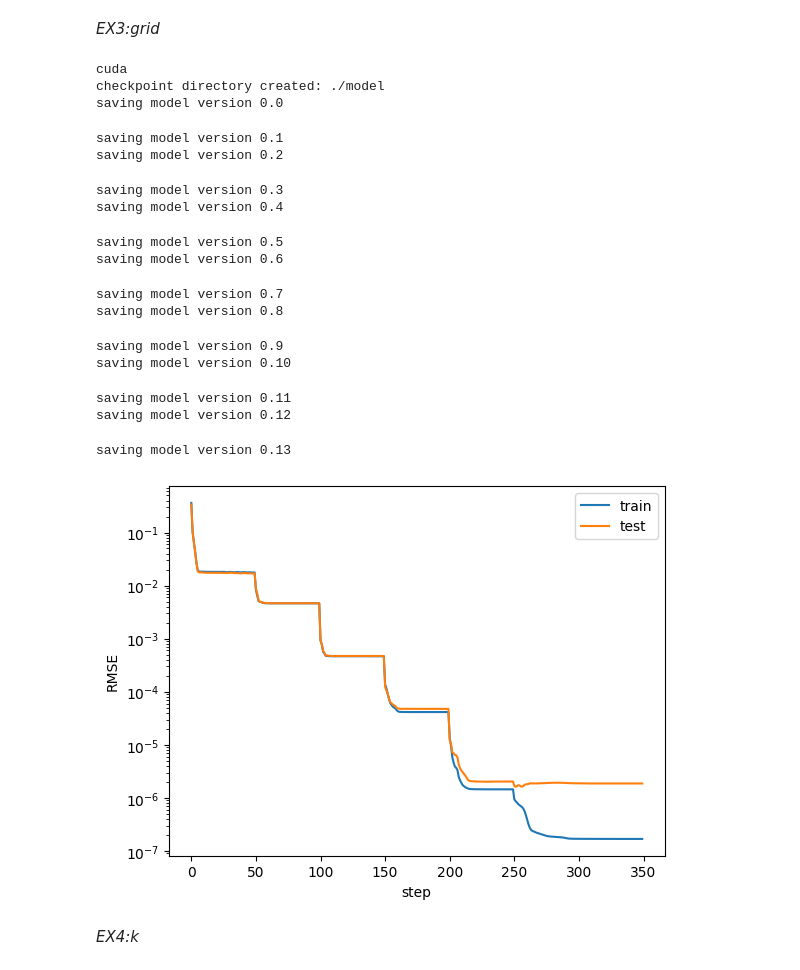
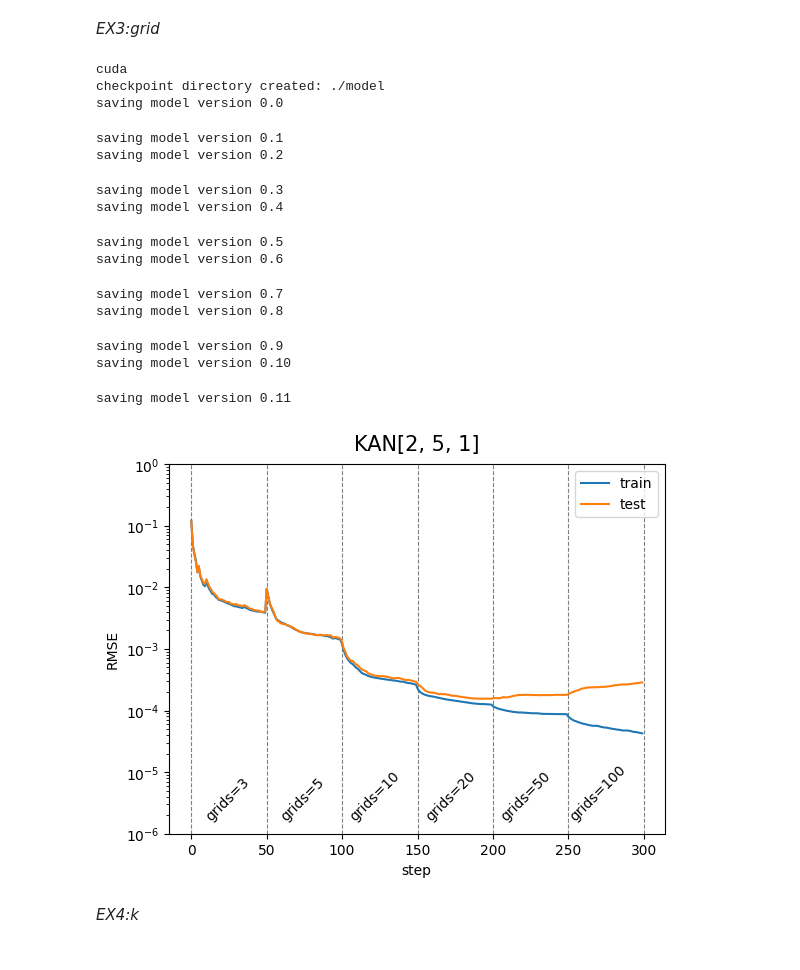
Before and after one commit to xchen2763/Kolmogorov-Arnold-Networks, a Jupyter notebook: Interpretability & RMSE comp.ipynb, the cells around one changed output. Drawn from its saved outputs; the diff is of its cells as text; code cells hidden in the pictures.

Commit message:
update grid extension plot

```diff
--- a/Interpretability & RMSE comp.ipynb
+++ b/Interpretability & RMSE comp.ipynb
@@ -221,10 +194,7 @@ print(device)
 f = lambda x: torch.exp(torch.sin(torch.pi*x[:,[0]]) + x[:,[1]]**2)
 dataset = create_dataset(f, n_var=2, device=device, train_num=1000)
 
-
-grids = np.array([3,5,10,20,50,100, 100])
-#grids = np.array([3,10])
-
+grids = np.array([3,5,10,20,50,100])
 
 train_losses = []
 test_losses = []
@@ -233,8 +203,8 @@ k = 3
 
 for i in range(grids.shape[0]):
     if i == 0:
-        model = KAN(width=[2,1,1], grid=grids[i], k=k, seed=0, device=device)
-    if i != 0:
+        model = KAN(width=[2,5,1], grid=grids[i], k=k, seed=0, device=device)
+    else:
         model = model.refine(grids[i])
     results = model.fit(dataset, opt="LBFGS", steps=steps)
     train_losses += results['train_loss']
@@ -254,17 +224,20 @@ saving model version 0.8
 saving model version 0.9
 saving model version 0.10
 saving model version 0.11
-saving model version 0.12
-saving model version 0.13
 # %%
 plt.plot(train_losses)
 plt.plot(test_losses)
 plt.legend(['train', 'test'])
 plt.ylabel('RMSE')
 plt.xlabel('step')
+plt.ylim(1e-6, 1)
 plt.yscale('log')
+plt.title('KAN[2, 5, 1]', fontsize=15, pad=10)
+plt.grid(axis='x', linestyle='--', color='gray')
+for i in range(grids.shape[0]):
+    plt.text(steps * i + 40, 1.5e-6, f'grids={grids[i]}', rotation=45, ha='right', va='bottom')
 # %% [output]
-[figure, old version]
+[figure, new version]
 # %% [markdown]
 *EX4:k*
 # %%
```
Also changed, not shown: parts of 7 cells of this notebook.
